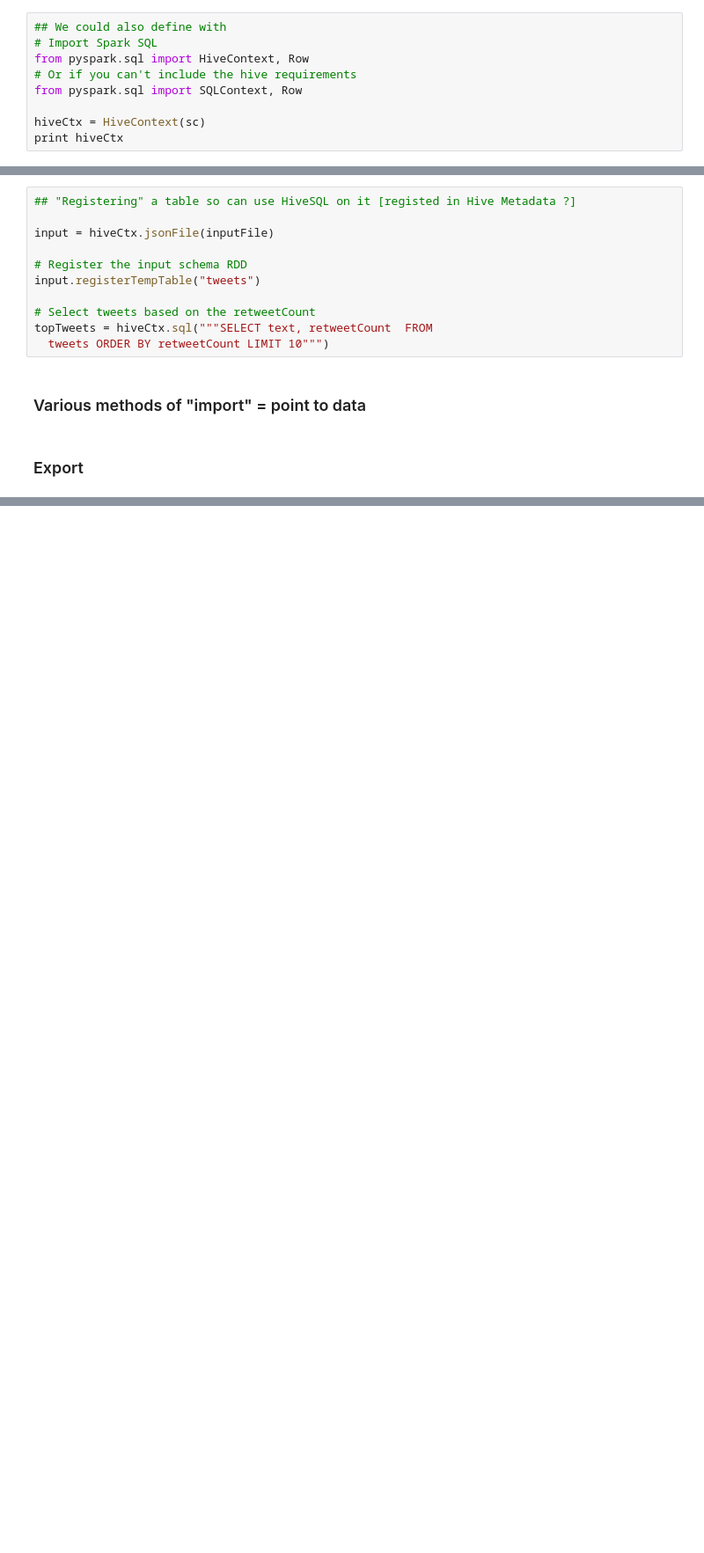
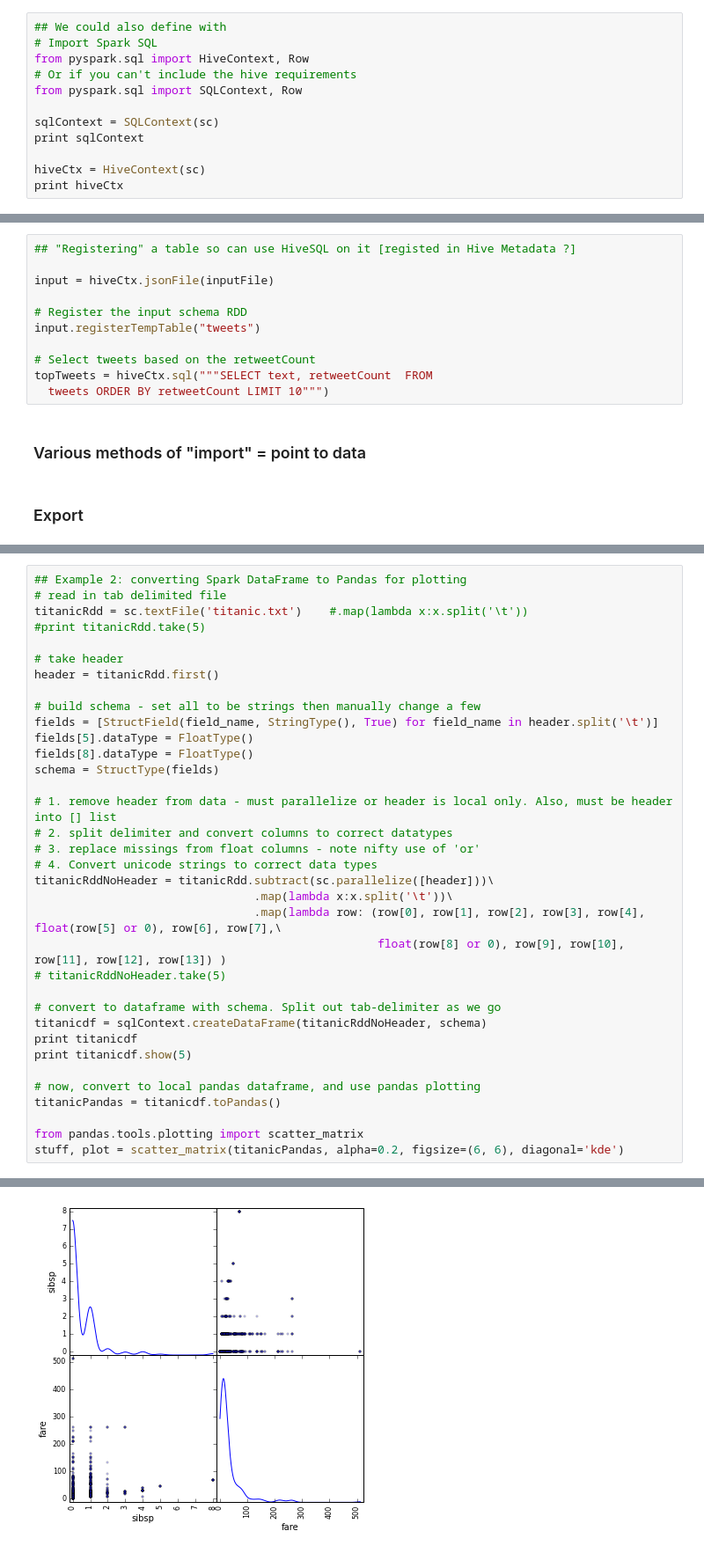
Before and after one commit to standarderror/Jupyter-Notebooks, a Jupyter notebook: PySpark syntax notes.ipynb, the cells around one changed output, grey strips where cells are left out. Shown at 88% size. Cells and saved outputs as stored; diff of their text form; blank space fills up the shorter version.

```diff
--- a/PySpark syntax notes.ipynb
+++ b/PySpark syntax notes.ipynb
@@ -78,6 +79,9 @@ from pyspark.sql import HiveContext, Row
 # Or if you can't include the hive requirements
 from pyspark.sql import SQLContext, Row
 
+sqlContext = SQLContext(sc)
+print sqlContext
+
 hiveCtx = HiveContext(sc)
 print hiveCtx
 # %% [output]
@@ -361,0 +391,36 @@ topTweets = hiveCtx.sql("""SELECT text, retweetCount  FROM
+# %%
+## Example 2: converting Spark DataFrame to Pandas for plotting
+# read in tab delimited file
+titanicRdd = sc.textFile('titanic.txt')    #.map(lambda x:x.split('\t'))
+#print titanicRdd.take(5)
+
+# take header
+header = titanicRdd.first()
+
+# build schema - set all to be strings then manually change a few
+fields = [StructField(field_name, StringType(), True) for field_name in header.split('\t')]
+fields[5].dataType = FloatType()
+fields[8].dataType = FloatType()
+schema = StructType(fields)
+
+# 1. remove header from data - must parallelize or header is local only. Also, must be header into [] list
+# 2. split delimiter and convert columns to correct datatypes
+# 3. replace missings from float columns - note nifty use of 'or'
+# 4. Convert unicode strings to correct data types
+titanicRddNoHeader = titanicRdd.subtract(sc.parallelize([header]))\
+                                .map(lambda x:x.split('\t'))\
+                                .map(lambda row: (row[0], row[1], row[2], row[3], row[4], float(row[5] or 0), row[6], row[7],\
+                                                  float(row[8] or 0), row[9], row[10], row[11], row[12], row[13]) )
+# titanicRddNoHeader.take(5)
+
+# convert to dataframe with schema. Split out tab-delimiter as we go
+titanicdf = sqlContext.createDataFrame(titanicRddNoHeader, schema)
+print titanicdf
+print titanicdf.show(5)
+
+# now, convert to local pandas dataframe, and use pandas plotting
+titanicPandas = titanicdf.toPandas()
+
+from pandas.tools.plotting import scatter_matrix
+stuff, plot = scatter_matrix(titanicPandas, alpha=0.2, figsize=(6, 6), diagonal='kde')
+# %% [output]
@@ -361,0 +440 @@ topTweets = hiveCtx.sql("""SELECT text, retweetCount  FROM
+[figure, added]
```
Also changed, not shown: parts of 7 cells of this notebook.
